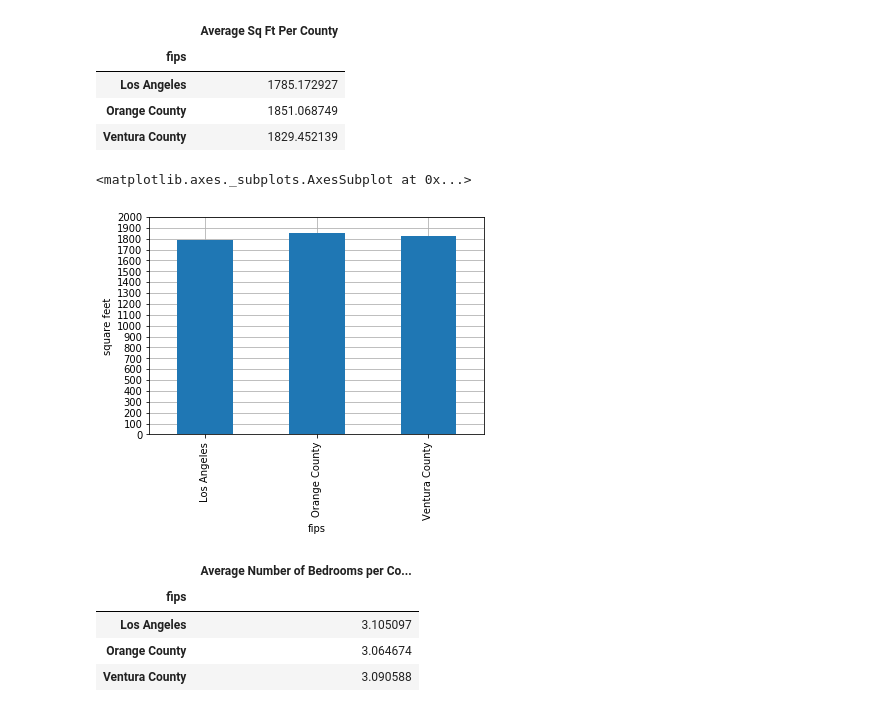
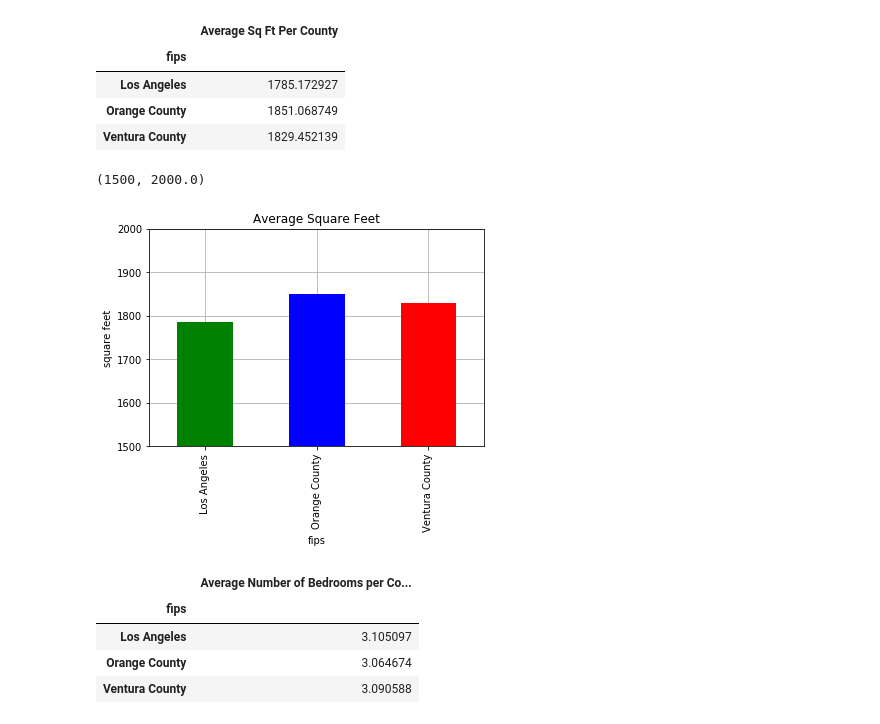
Before and after one commit to equilibrium360/zillow_analytics, a Jupyter notebook: brandon_zillow/New.ipynb, the cells around one changed output. Cells and saved outputs as stored; diff of their text form; code cells hidden in the pictures.

```diff
--- a/brandon_zillow/New.ipynb
+++ b/brandon_zillow/New.ipynb
@@ -56,13 +56,14 @@ newSquareFeet_df
 | Orange County | 1851.068749 |
 | Ventura County | 1829.452139 |
 # %%
-squareFootChart = newSquareFeet_df.plot(kind='bar', zorder=3, yticks=range(0,2018,100), legend=False)
+squareFootChart = newSquareFeet_df.plot(kind='bar', zorder=3, yticks=range(0,2018,100), legend=False, color=tuple(["g","b","r"]))
 squareFootChart.set_ylabel("square feet")
+plt.title("Average Square Feet")
 squareFootChart.grid()
-squareFootChart
+squareFootChart.set_ylim(1500)
 # %% [output]
-<matplotlib.axes._subplots.AxesSubplot at 0x...>
+(1500, 2000.0)
-[figure, old version]
+[figure, new version]
 # %%
 losAngelesBeds = losAngelesDataRenamed["beds"].mean()
 # %%
```
Also changed, not shown: parts of 10 cells of this notebook.
